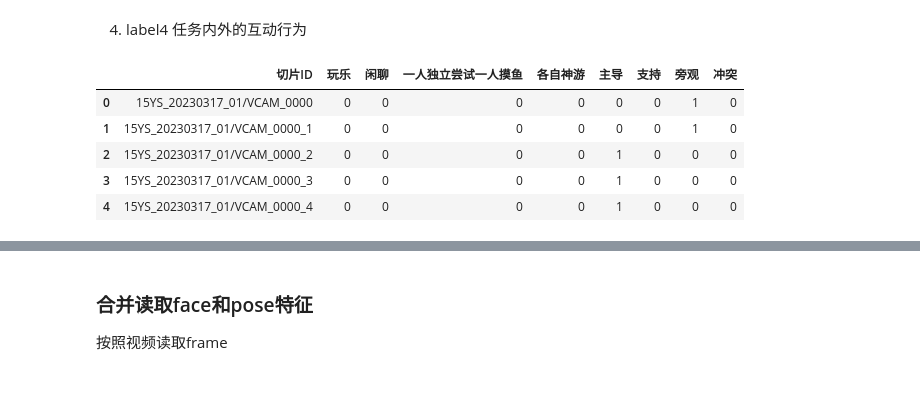
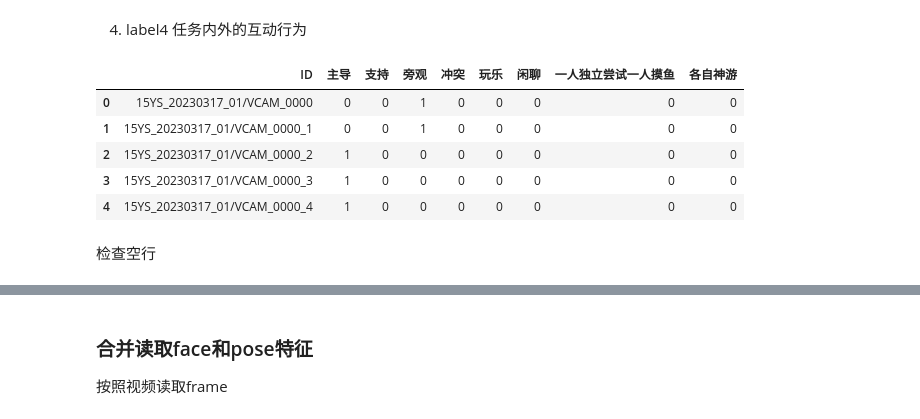
Before and after one commit to AnsonLo11/siblingsDatasetBaseline, a Jupyter notebook: data_preprocess.ipynb, the cells around one changed output, grey strips where cells are left out. Cells and saved outputs as stored; diff of their text form; code cells hidden in the pictures; blank space fills up the shorter version.

```diff
--- a/data_preprocess.ipynb
+++ b/data_preprocess.ipynb
@@ -106,9 +68,0 @@ label4 = label4.rename(columns={"Unnamed: 0":"切片ID","一人独立尝试一
-# %%
-label4.head()
-# %% [output]
-|  | 切片ID | 玩乐 | 闲聊 | 一人独立尝试一人摸鱼 | 各自神游 | 主导 | 支持 | 旁观 | 冲突 |
-| 0 | 15YS_20230317_01/VCAM_0000 | 0 | 0 | 0 | 0 | 0 | 0 | 1 | 0 |
-| 1 | 15YS_20230317_01/VCAM_0000_1 | 0 | 0 | 0 | 0 | 0 | 0 | 1 | 0 |
-| 2 | 15YS_20230317_01/VCAM_0000_2 | 0 | 0 | 0 | 0 | 1 | 0 | 0 | 0 |
-| 3 | 15YS_20230317_01/VCAM_0000_3 | 0 | 0 | 0 | 0 | 1 | 0 | 0 | 0 |
-| 4 | 15YS_20230317_01/VCAM_0000_4 | 0 | 0 | 0 | 0 | 1 | 0 | 0 | 0 |
@@ -118,3 +69,14 @@ label4_2 = label4_2.rename(columns={"Unnamed: 0":"切片ID","一人独立尝试
+# %%
+# 4.互动行为
+label4 = pd.read_csv('all_label/互动行为-表格 1.csv',header=0)
+label4.head()
+# %% [output]
+|  | ID | 主导 | 支持 | 旁观 | 冲突 | 玩乐 | 闲聊 | 一人独立尝试一人摸鱼 | 各自神游 |
+| 0 | 15YS_20230317_01/VCAM_0000 | 0 | 0 | 1 | 0 | 0 | 0 | 0 | 0 |
+| 1 | 15YS_20230317_01/VCAM_0000_1 | 0 | 0 | 1 | 0 | 0 | 0 | 0 | 0 |
+| 2 | 15YS_20230317_01/VCAM_0000_2 | 1 | 0 | 0 | 0 | 0 | 0 | 0 | 0 |
+| 3 | 15YS_20230317_01/VCAM_0000_3 | 1 | 0 | 0 | 0 | 0 | 0 | 0 | 0 |
+| 4 | 15YS_20230317_01/VCAM_0000_4 | 1 | 0 | 0 | 0 | 0 | 0 | 0 | 0 |
 # %%
 # missing features
 
@@ -127,0 +93,2 @@ for i in missing:
+# %% [markdown]
+检查空行
```
Also changed, not shown: parts of 22 cells of this notebook, 1 other file.
